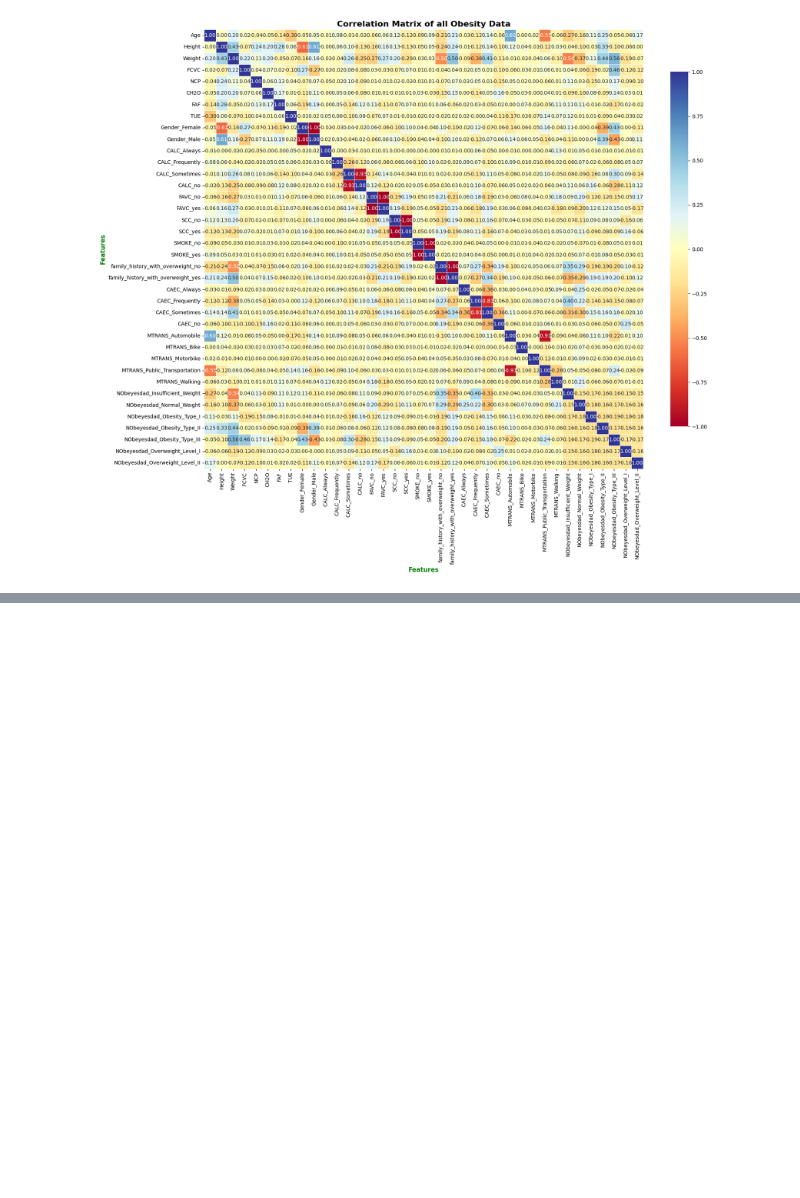
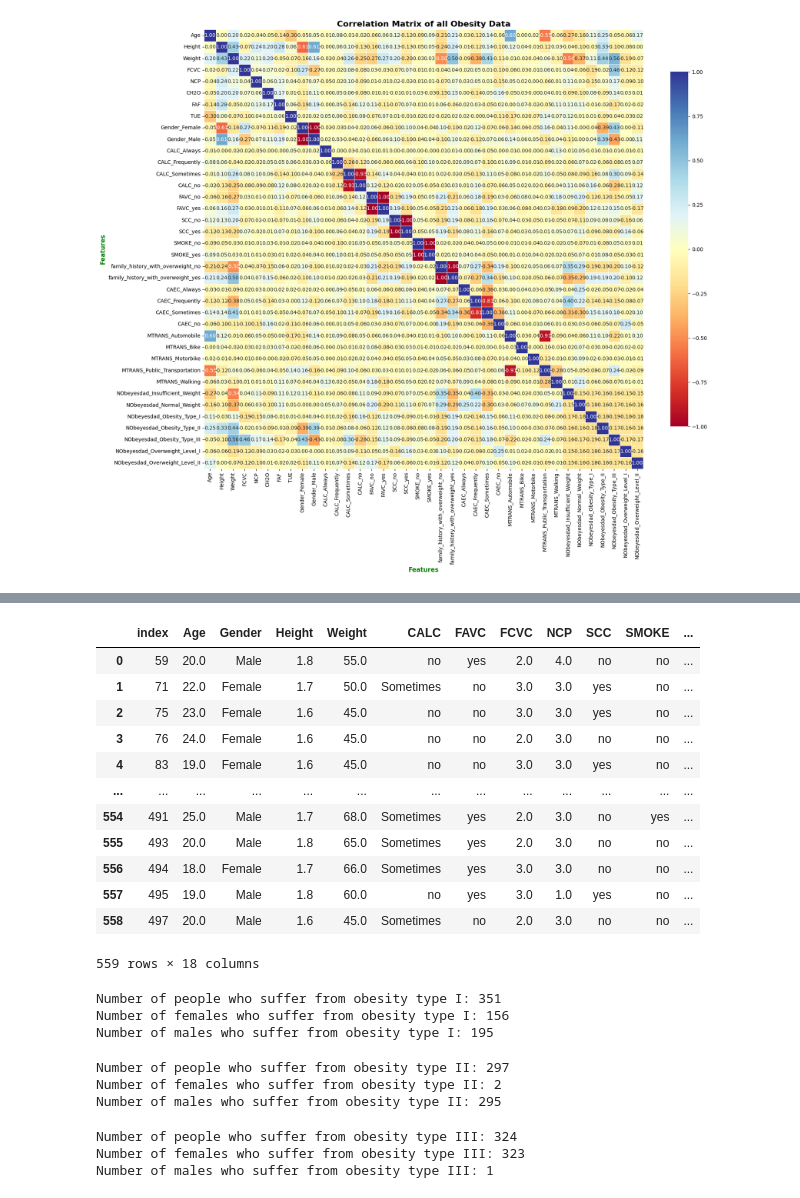
Before and after one commit to letizialanza01/SR_Obesity_Project, a Jupyter notebook: SR_Obesity_Project.ipynb, the cells around one changed output, grey strips where cells are left out. Cells and saved outputs as stored; diff of their text form; code cells hidden in the pictures; blank space fills up the shorter version.

```diff
--- a/SR_Obesity_Project.ipynb
+++ b/SR_Obesity_Project.ipynb
@@ -759,0 +809,55 @@ plt.show()
+# %%
+obesity_df_I_N
+# %% [output]
+|  | index | Age | Gender | Height | Weight | CALC | FAVC | FCVC | NCP | SCC | SMOKE | ... |
+| 0 | 59 | 20.0 | Male | 1.8 | 55.0 | no | yes | 2.0 | 4.0 | no | no | ... |
+| 1 | 71 | 22.0 | Female | 1.7 | 50.0 | Sometimes | no | 3.0 | 3.0 | yes | no | ... |
+| 2 | 75 | 23.0 | Female | 1.6 | 45.0 | no | no | 3.0 | 3.0 | yes | no | ... |
+| 3 | 76 | 24.0 | Female | 1.6 | 45.0 | no | no | 2.0 | 3.0 | no | no | ... |
+| 4 | 83 | 19.0 | Female | 1.6 | 45.0 | no | no | 3.0 | 3.0 | yes | no | ... |
+| ... | ... | ... | ... | ... | ... | ... | ... | ... | ... | ... | ... | ... |
+| 554 | 491 | 25.0 | Male | 1.7 | 68.0 | Sometimes | yes | 2.0 | 3.0 | no | yes | ... |
+| 555 | 493 | 20.0 | Male | 1.8 | 65.0 | Sometimes | yes | 2.0 | 3.0 | no | no | ... |
+| 556 | 494 | 18.0 | Female | 1.7 | 66.0 | Sometimes | yes | 3.0 | 3.0 | no | no | ... |
+| 557 | 495 | 19.0 | Male | 1.8 | 60.0 | no | yes | 3.0 | 1.0 | yes | no | ... |
+| 558 | 497 | 20.0 | Male | 1.6 | 45.0 | Sometimes | no | 2.0 | 3.0 | no | no | ... |
+559 rows × 18 columns
+# %%
+obesity_typeI = obesity_df[obesity_df['NObeyesdad'] == 'Obesity_Type_I']['NObeyesdad'].count()
+print('Number of people who suffer from obesity type I:', obesity_typeI)
+
+females_obesity_typeI = obesity_df[(obesity_df['Gender'] == 'Female') & (obesity_df['NObeyesdad'] == 'Obesity_Type_I')]['NObeyesdad'].count()
+print('Number of females who suffer from obesity type I:', females_obesity_typeI)
+
+males_obesity_typeI = obesity_df[(obesity_df['Gender'] == 'Male') & (obesity_df['NObeyesdad'] == 'Obesity_Type_I')]['NObeyesdad'].count()
+print('Number of males who suffer from obesity type I:', males_obesity_typeI)
+# %% [output]
+Number of people who suffer from obesity type I: 351
+Number of females who suffer from obesity type I: 156
+Number of males who suffer from obesity type I: 195
+# %%
+obesity_typeII = obesity_df[obesity_df['NObeyesdad'] == 'Obesity_Type_II']['NObeyesdad'].count()
+print('Number of people who suffer from obesity type II:', obesity_typeII)
+
+females_obesity_typeII = obesity_df[(obesity_df['Gender'] == 'Female') & (obesity_df['NObeyesdad'] == 'Obesity_Type_II')]['NObeyesdad'].count()
+print('Number of females who suffer from obesity type II:', females_obesity_typeII)
+
+males_obesity_typeII = obesity_df[(obesity_df['Gender'] == 'Male') & (obesity_df['NObeyesdad'] == 'Obesity_Type_II')]['NObeyesdad'].count()
+print('Number of males who suffer from obesity type II:', males_obesity_typeII)
+# %% [output]
+Number of people who suffer from obesity type II: 297
+Number of females who suffer from obesity type II: 2
+Number of males who suffer from obesity type II: 295
+# %%
+obesity_typeIII = obesity_df[obesity_df['NObeyesdad'] == 'Obesity_Type_III']['NObeyesdad'].count()
+print('Number of people who suffer from obesity type III:', obesity_typeIII)
+
+females_obesity_typeIII = obesity_df[(obesity_df['Gender'] == 'Female') & (obesity_df['NObeyesdad'] == 'Obesity_Type_III')]['NObeyesdad'].count()
+print('Number of females who suffer from obesity type III:', females_obesity_typeIII)
+
+males_obesity_typeIII = obesity_df[(obesity_df['Gender'] == 'Male') & (obesity_df['NObeyesdad'] == 'Obesity_Type_III')]['NObeyesdad'].count()
+print('Number of males who suffer from obesity type III:', males_obesity_typeIII)
+# %% [output]
+Number of people who suffer from obesity type III: 324
+Number of females who suffer from obesity type III: 323
+Number of males who suffer from obesity type III: 1
```
Also changed, not shown: parts of 9 cells of this notebook.
